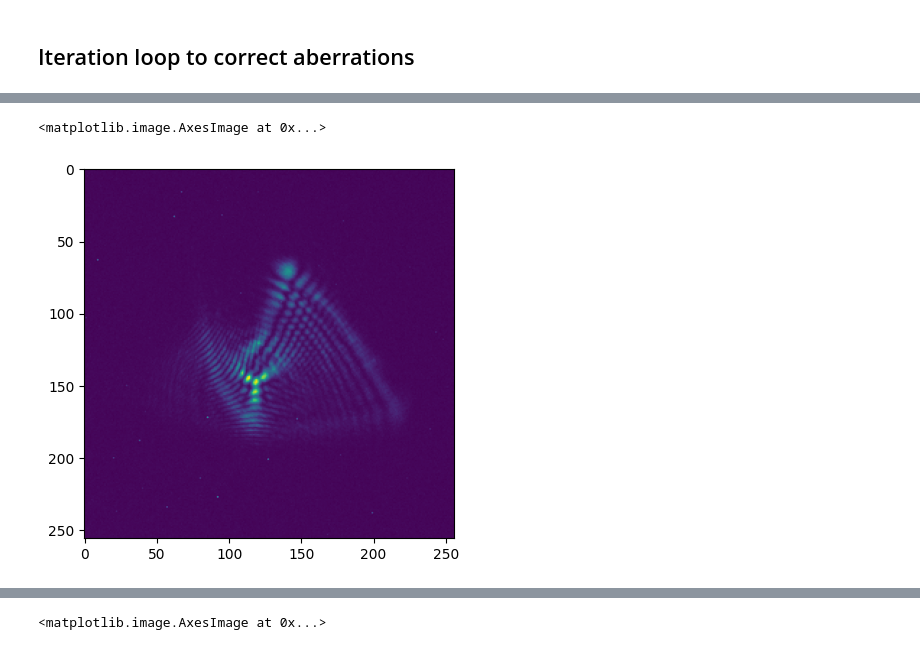
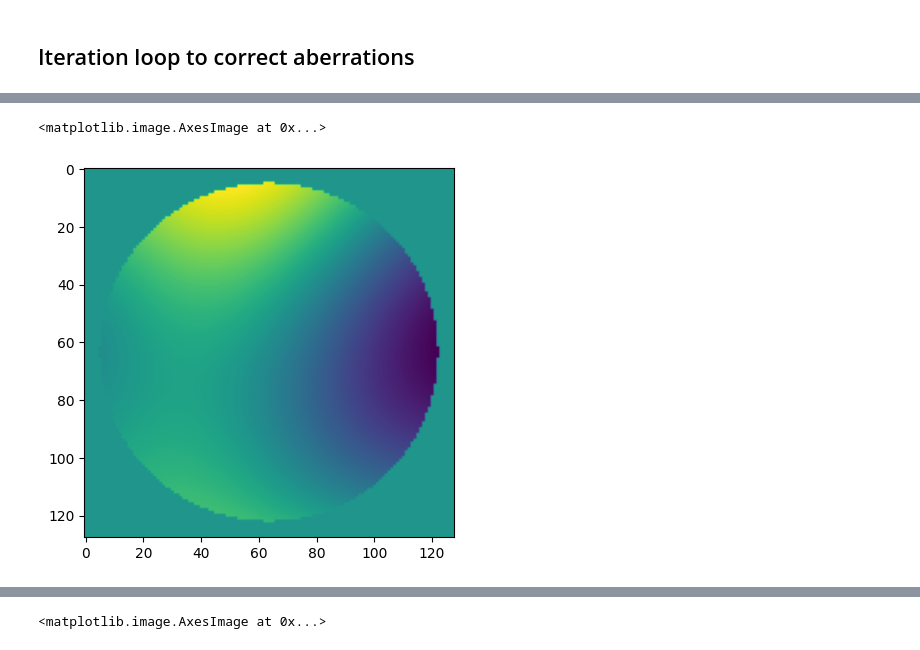
Before and after one commit to imperial-photonics/HexSimInstrument, a Jupyter notebook: R11SLM_correction_hardware_success.ipynb, the cells around one changed output, grey strips where cells are left out. Saved outputs shown, nothing was run; the diff lists cells and outputs as text; code cells hidden in the pictures.

```diff
--- a/R11SLM_correction_hardware_success.ipynb
+++ b/R11SLM_correction_hardware_success.ipynb
@@ -874,6 +869,6 @@ Elapsed time: 249.24992084503174s
 # %%
-p0 = psfm[0].get()
+p0 = cumphase.get()
 plt.imshow(p0)
 # %% [output]
 <matplotlib.image.AxesImage at 0x...>
-[figure, old version]
+[figure, new version]
```
Also changed, not shown: parts of 9 cells of this notebook, 2 other files.
